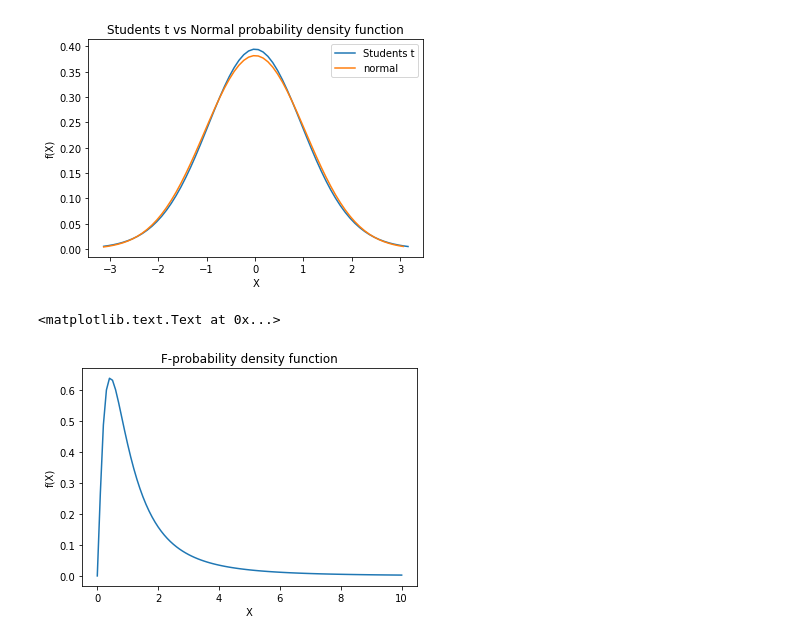
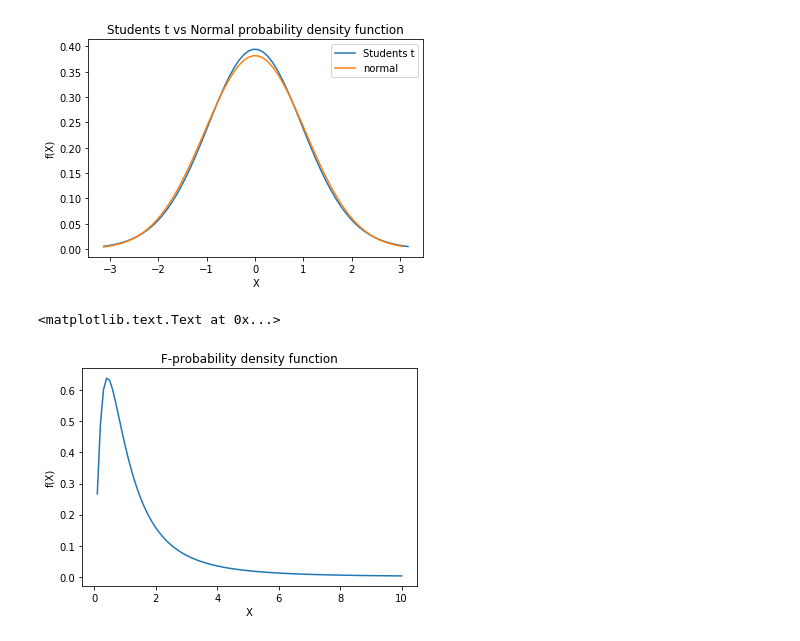
Before and after one commit to Abhinav-Rijal/Statistics, a Jupyter notebook: Probability distributions.ipynb, the cells around one changed output. Cells and saved outputs as stored; diff of their text form; code cells hidden in the pictures.

```diff
--- a/Probability distributions.ipynb
+++ b/Probability distributions.ipynb
@@ -589,20 +589,17 @@ plt.legend()
 # %%
 #F-distribution
 m=5
 n=5
-
 f_x=[]
-
 k=m/(n*beta(m/2,n/2))
-
-x=np.arange(0,10.1,0.1)
+x=np.arange(0.1,10.1,0.1)# x>0
 for i in x:
     f=k*((m*i/n)**((m/2)-1))/(1+(m*i/n))**((m+n)/2)
     f_x.append(f)
 plt.plot(x,f_x)
 plt.xlabel('X')
 plt.ylabel('f(X)')
 plt.title('F-probability density function')
 # %% [output]
 <matplotlib.text.Text at 0x...>
-[figure, old version]
+[figure, new version]
```
Also changed, not shown: parts of 2 cells of this notebook.
